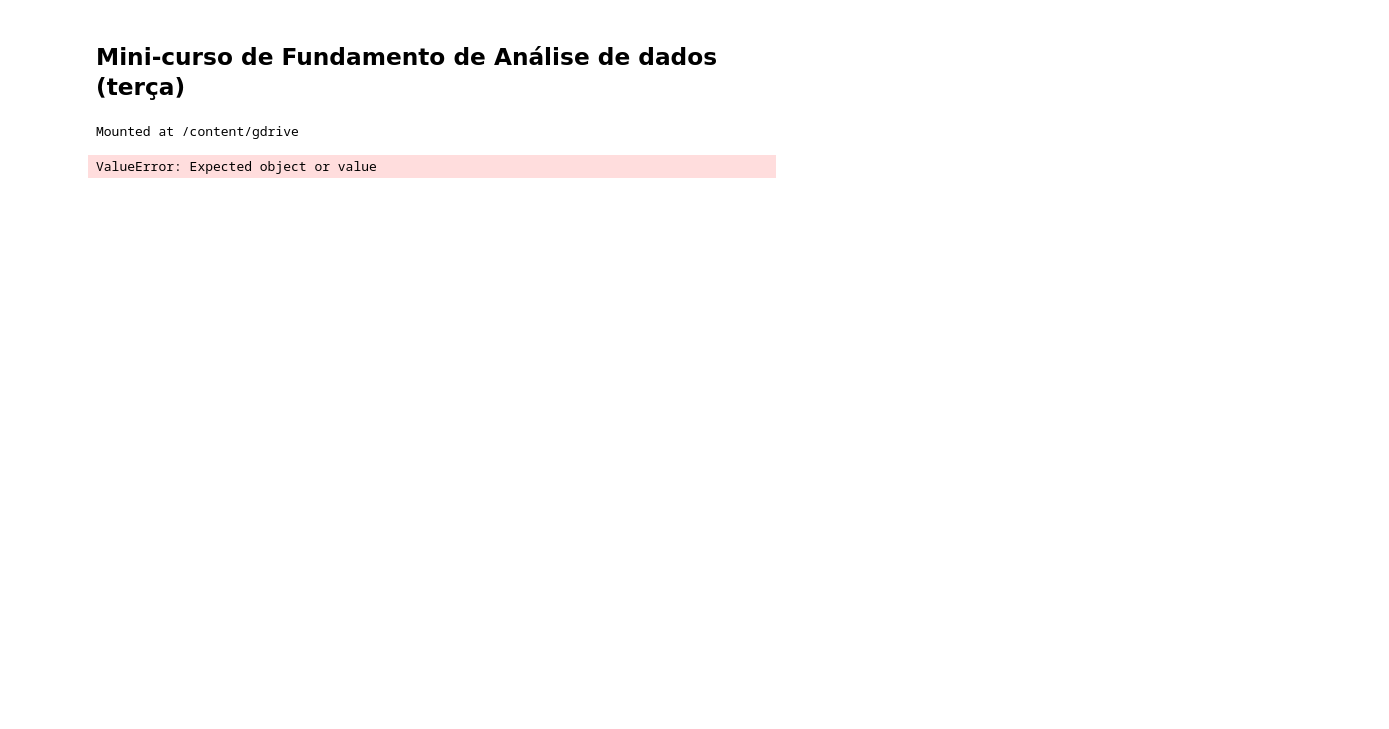
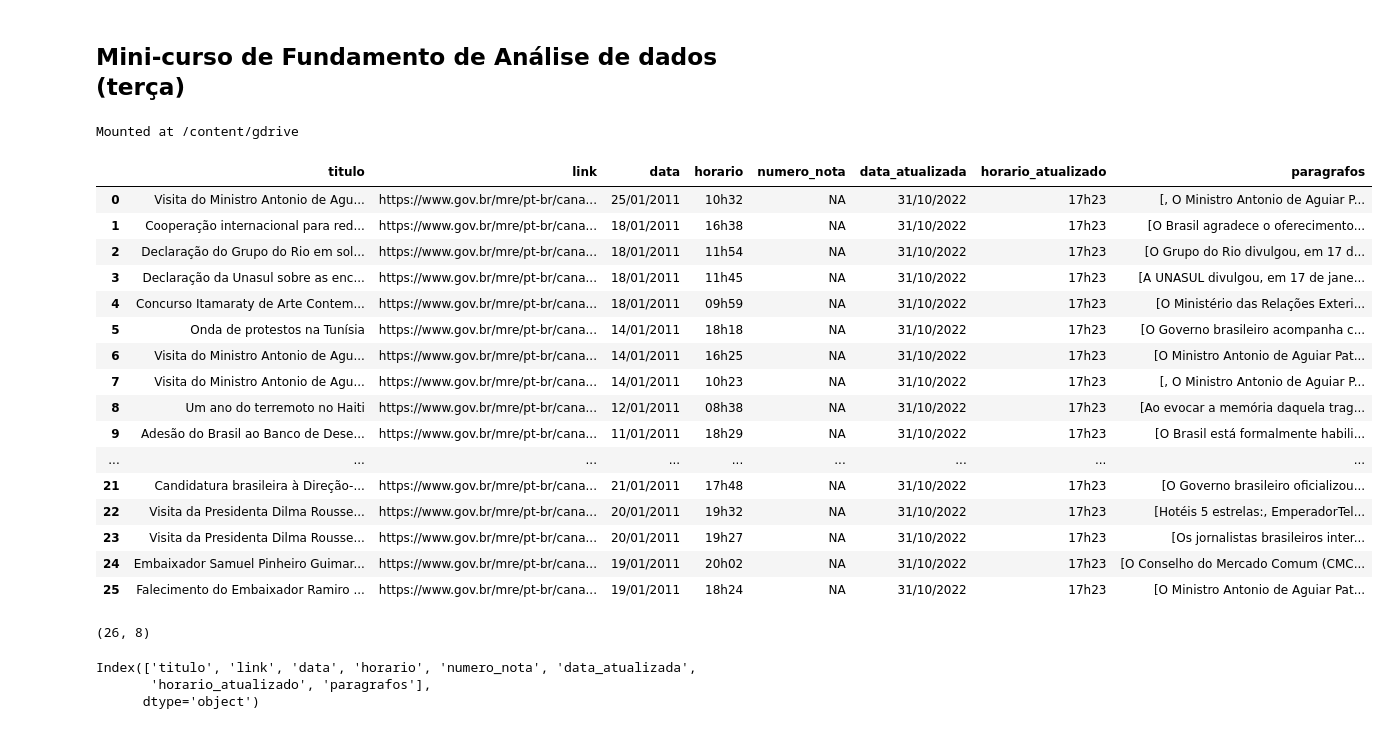
Before and after one commit to rafaelrdealmeida/fudamentos01, a Jupyter notebook: fundamentos01_terca.ipynb, the cells around one changed output. Drawn from its saved outputs; the diff is of its cells as text; code cells hidden in the pictures; blank space fills up the shorter version.

```diff
--- a/fundamentos01_terca.ipynb
+++ b/fundamentos01_terca.ipynb
@@ -15,8 +16,34 @@ caminho_especifico = "/ColabNotebooks/bd" # caminho espeficido de cada usuário
 # %% [output]
 Mounted at /content/gdrive
 # %%
-dataset = pd.read_json(f'{caminho_padrao}{caminho_especifico}', orient="columns")
-# dataset = pd.json_normalize(dataset["nota_mre.json"])
-# dataset
+df = pd.read_json(f'{caminho_padrao}{caminho_especifico}', orient="columns")
+df = pd.json_normalize(df["_default"])
+df
 # %% [output]
-ValueError: Expected object or value
+|  | titulo | link | data | horario | numero_nota | data_atualizada | horario_atualizado | paragrafos |
+| 0 | Visita do Ministro Antonio de Agu... | https://www.gov.br/mre/pt-br/cana... | 25/01/2011 | 10h32 | NA | 31/10/2022 | 17h23 | [, O Ministro Antonio de Aguiar P... |
+| 1 | Cooperação internacional para red... | https://www.gov.br/mre/pt-br/cana... | 18/01/2011 | 16h38 | NA | 31/10/2022 | 17h23 | [O Brasil agradece o oferecimento... |
+| 2 | Declaração do Grupo do Rio em sol... | https://www.gov.br/mre/pt-br/cana... | 18/01/2011 | 11h54 | NA | 31/10/2022 | 17h23 | [O Grupo do Rio divulgou, em 17 d... |
+| 3 | Declaração da Unasul sobre as enc... | https://www.gov.br/mre/pt-br/cana... | 18/01/2011 | 11h45 | NA | 31/10/2022 | 17h23 | [A UNASUL divulgou, em 17 de jane... |
+| 4 | Concurso Itamaraty de Arte Contem... | https://www.gov.br/mre/pt-br/cana... | 18/01/2011 | 09h59 | NA | 31/10/2022 | 17h23 | [O Ministério das Relações Exteri... |
+| 5 | Onda de protestos na Tunísia | https://www.gov.br/mre/pt-br/cana... | 14/01/2011 | 18h18 | NA | 31/10/2022 | 17h23 | [O Governo brasileiro acompanha c... |
+| 6 | Visita do Ministro Antonio de Agu... | https://www.gov.br/mre/pt-br/cana... | 14/01/2011 | 16h25 | NA | 31/10/2022 | 17h23 | [O Ministro Antonio de Aguiar Pat... |
+| 7 | Visita do Ministro Antonio de Agu... | https://www.gov.br/mre/pt-br/cana... | 14/01/2011 | 10h23 | NA | 31/10/2022 | 17h23 | [, O Ministro Antonio de Aguiar P... |
+| 8 | Um ano do terremoto no Haiti | https://www.gov.br/mre/pt-br/cana... | 12/01/2011 | 08h38 | NA | 31/10/2022 | 17h23 | [Ao evocar a memória daquela trag... |
+| 9 | Adesão do Brasil ao Banco de Dese... | https://www.gov.br/mre/pt-br/cana... | 11/01/2011 | 18h29 | NA | 31/10/2022 | 17h23 | [O Brasil está formalmente habili... |
+| ... | ... | ... | ... | ... | ... | ... | ... | ... |
+| 21 | Candidatura brasileira à Direção-... | https://www.gov.br/mre/pt-br/cana... | 21/01/2011 | 17h48 | NA | 31/10/2022 | 17h23 | [O Governo brasileiro oficializou... |
+| 22 | Visita da Presidenta Dilma Rousse... | https://www.gov.br/mre/pt-br/cana... | 20/01/2011 | 19h32 | NA | 31/10/2022 | 17h23 | [Hotéis 5 estrelas:, EmperadorTel... |
+| 23 | Visita da Presidenta Dilma Rousse... | https://www.gov.br/mre/pt-br/cana... | 20/01/2011 | 19h27 | NA | 31/10/2022 | 17h23 | [Os jornalistas brasileiros inter... |
+| 24 | Embaixador Samuel Pinheiro Guimar... | https://www.gov.br/mre/pt-br/cana... | 19/01/2011 | 20h02 | NA | 31/10/2022 | 17h23 | [O Conselho do Mercado Comum (CMC... |
+| 25 | Falecimento do Embaixador Ramiro ... | https://www.gov.br/mre/pt-br/cana... | 19/01/2011 | 18h24 | NA | 31/10/2022 | 17h23 | [O Ministro Antonio de Aguiar Pat... |
+# %%
+df.shape
+# %% [output]
+(26, 8)
+# %%
+df.columns
+# %% [output]
+Index(['titulo', 'link', 'data', 'horario', 'numero_nota', 'data_atualizada',
+       'horario_atualizado', 'paragrafos'],
+      dtype='object')
```
Also changed, not shown: parts of 6 cells of this notebook.
